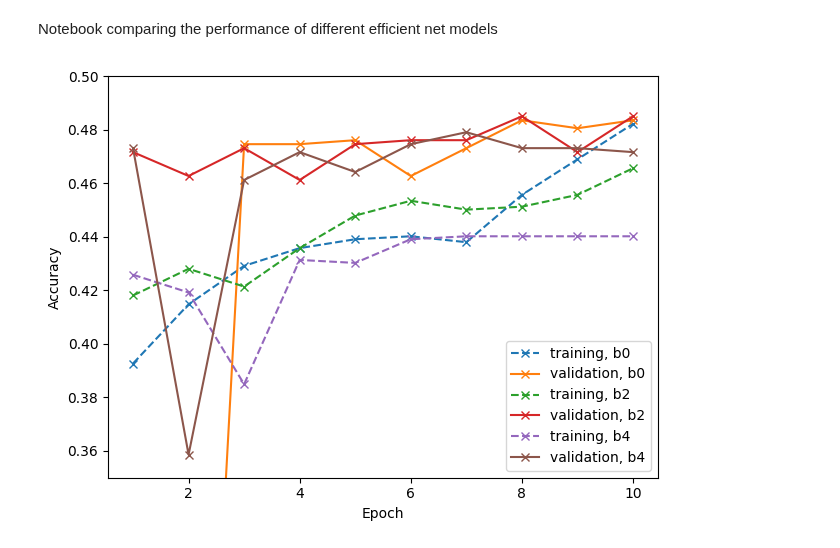
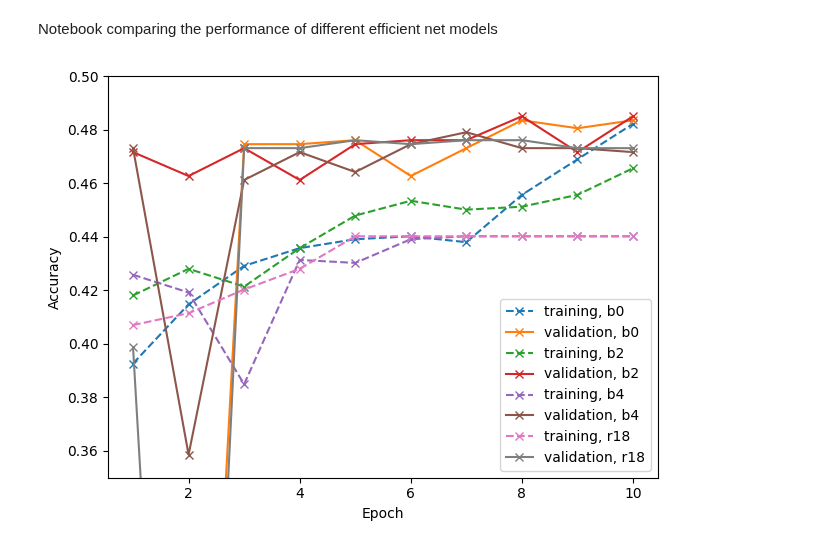
Before and after one commit to griffinfarrow/bhf_classification, a Jupyter notebook: ecg_classification_model/compare_txt_values.ipynb, the cells around one changed output. Drawn from its saved outputs; the diff is of its cells as text; code cells hidden in the pictures.

```diff
--- a/ecg_classification_model/compare_txt_values.ipynb
+++ b/ecg_classification_model/compare_txt_values.ipynb
@@ -25,27 +23,36 @@ with open('b4/train_metrics.txt', 'rb') as file:
 
 with open('b4/val_metrics.txt', 'rb') as file:
     b4_val_data = pickle.load(file)
+
+with open('resnet_18/train_metrics.txt', 'rb') as file:
+    r18_train_data = pickle.load(file)
+
+with open('resnet_18/val_metrics.txt', 'rb') as file:
+    r18_val_data = pickle.load(file)
 # %%
 epochs = [i for i in range(1, 11)]
 # %%
 fig, ax = plt.subplots()
 ax.plot(epochs, [val['exact_match'] for val in b0_train_data], linestyle = '--', marker = 'x', label = 'training, b0')
 ax.plot(epochs, [val['exact_match'] for val in b0_val_data], linestyle = '-', marker = 'x', label = 'validation, b0')
 
 ax.plot(epochs, [val['exact_match'] for val in b2_train_data], linestyle = '--', marker = 'x', label = 'training, b2')
 ax.plot(epochs, [val['exact_match'] for val in b2_val_data], linestyle = '-', marker = 'x', label = 'validation, b2')
 
 ax.plot(epochs, [val['exact_match'] for val in b4_train_data], linestyle = '--', marker = 'x', label = 'training, b4')
 ax.plot(epochs, [val['exact_match'] for val in b4_val_data], linestyle = '-', marker = 'x', label = 'validation, b4')
 
+ax.plot(epochs, [val['exact_match'] for val in r18_train_data], linestyle = '--', marker = 'x', label = 'training, r18')
+ax.plot(epochs, [val['exact_match'] for val in r18_val_data], linestyle = '-', marker = 'x', label = 'validation, r18')
+
 ax.set_xlabel(r"Epoch")
 ax.set_ylabel(r"Accuracy")
 ax.set_ylim(0.35, 0.5)
 ax.legend()
 fig.tight_layout()
 plt.show()
 # %% [output]
-[figure, old version]
+[figure, new version]
 # %%
 fig, ax = plt.subplots(2, 1, sharex=True)
 ax[0].plot(epochs, [np.mean(res['per_class_f1']) for res in b0_train_data], linestyle = '-', marker = 'x', label = 'b0')
```
Also changed, not shown: parts of 2 cells of this notebook, 7 other files.
